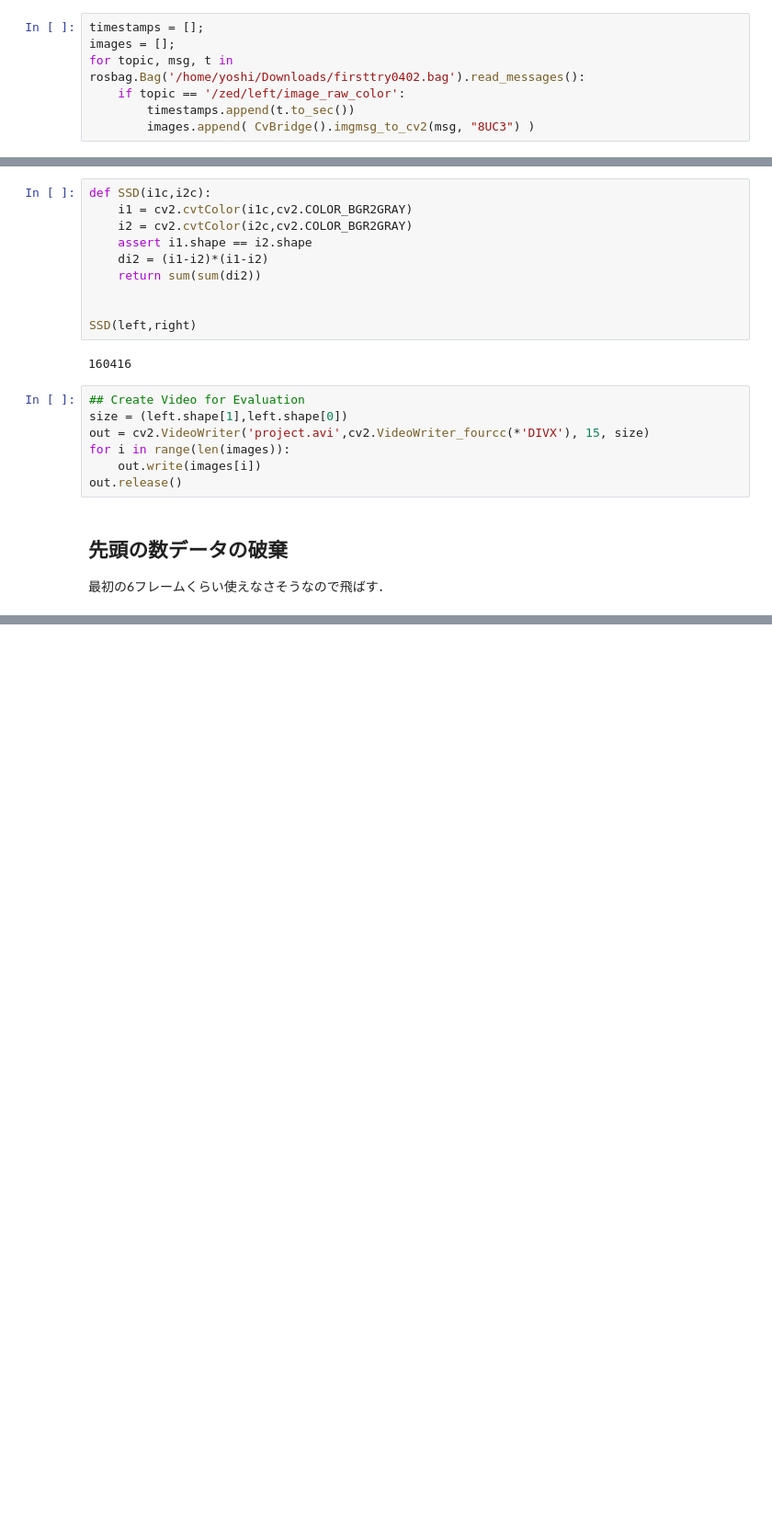
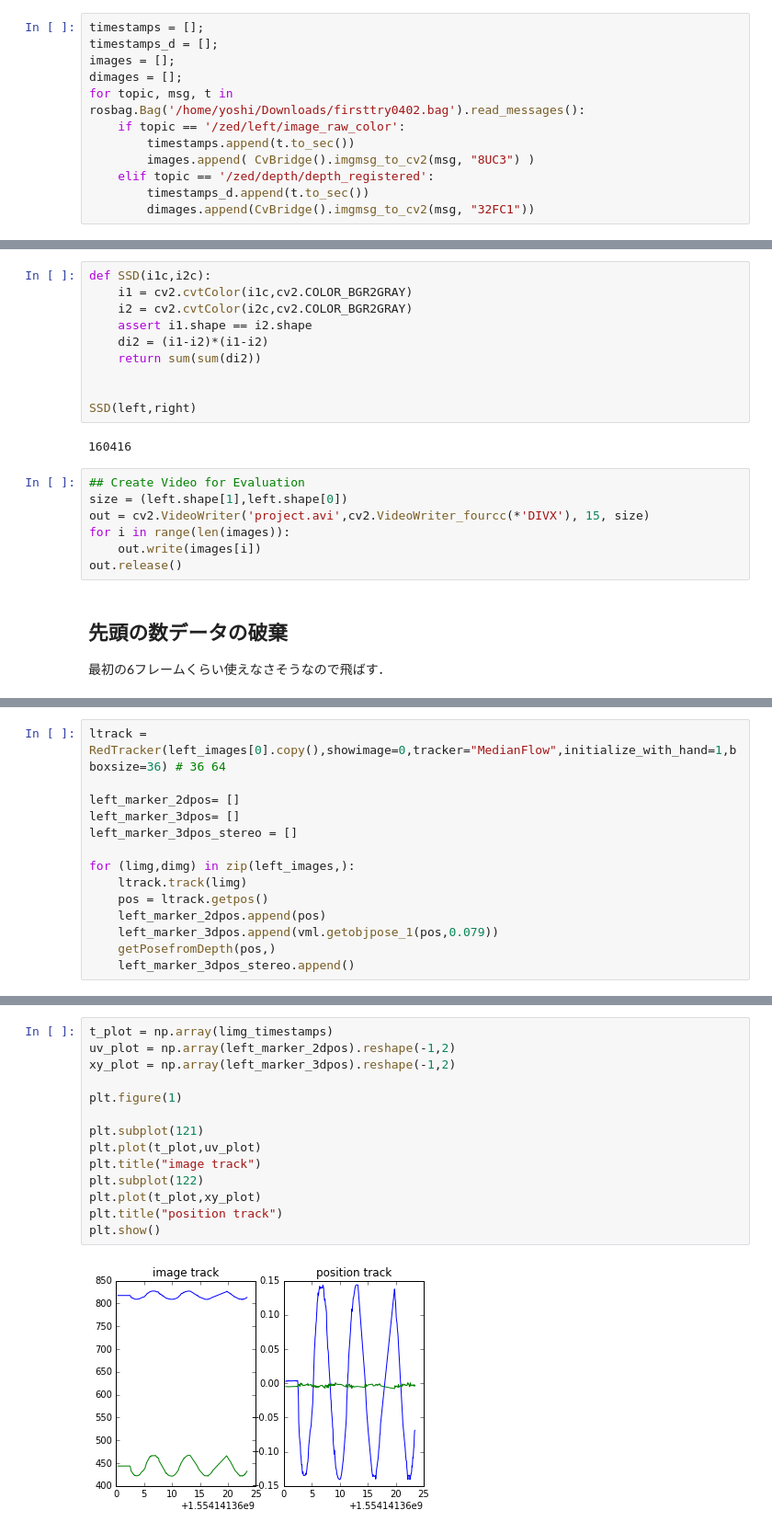
Before and after one commit to YoshiRi/IVPS, a Jupyter notebook: trial/for_ROS/rosbag0402/DataExtraction.ipynb, the cells around one changed output, grey strips where cells are left out. Shown at 92% size. Saved outputs shown, nothing was run; the diff lists cells and outputs as text; blank space fills up the shorter version.

```diff
--- a/trial/for_ROS/rosbag0402/DataExtraction.ipynb
+++ b/trial/for_ROS/rosbag0402/DataExtraction.ipynb
@@ -67,8 +65,13 @@ from cv_bridge import CvBridge, CvBridgeError
 from sensor_msgs.msg import Image
 # %%
 timestamps = [];
+timestamps_d = [];
 images = [];
+dimages = [];
 for topic, msg, t in  rosbag.Bag('/home/yoshi/Downloads/firsttry0402.bag').read_messages():
     if topic == '/zed/left/image_raw_color':
         timestamps.append(t.to_sec())
         images.append( CvBridge().imgmsg_to_cv2(msg, "8UC3") )
+    elif topic == '/zed/depth/depth_registered':
+        timestamps_d.append(t.to_sec())
+        dimages.append(CvBridge().imgmsg_to_cv2(msg, "32FC1"))
@@ -161,0 +155,14 @@ while not vml.hasCameraPose:
+# %%
+ltrack = RedTracker(left_images[0].copy(),showimage=0,tracker="MedianFlow",initialize_with_hand=1,bboxsize=36) # 36 64
+
+left_marker_2dpos= []
+left_marker_3dpos= []
+left_marker_3dpos_stereo = []
+
+for (limg,dimg) in zip(left_images,):
+    ltrack.track(limg)
+    pos = ltrack.getpos()
+    left_marker_2dpos.append(pos)
+    left_marker_3dpos.append(vml.getobjpose_1(pos,0.079))
+    getPosefromDepth(pos,)
+    left_marker_3dpos_stereo.append()
@@ -161,0 +187,16 @@ while not vml.hasCameraPose:
+# %%
+t_plot = np.array(limg_timestamps)
+uv_plot = np.array(left_marker_2dpos).reshape(-1,2)
+xy_plot = np.array(left_marker_3dpos).reshape(-1,2)
+
+plt.figure(1)
+
+plt.subplot(121)
+plt.plot(t_plot,uv_plot)
+plt.title("image track")
+plt.subplot(122)
+plt.plot(t_plot,xy_plot)
+plt.title("position track")
+plt.show()
+# %% [output]
+[figure, added]
```
Also changed, not shown: parts of 17 cells of this notebook, 11 other files.
